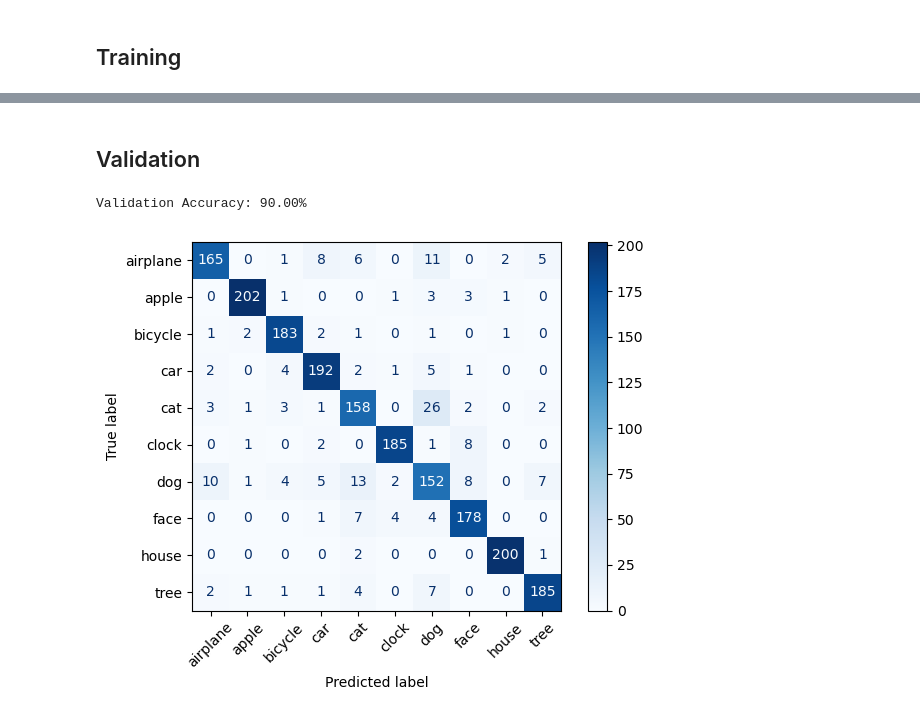
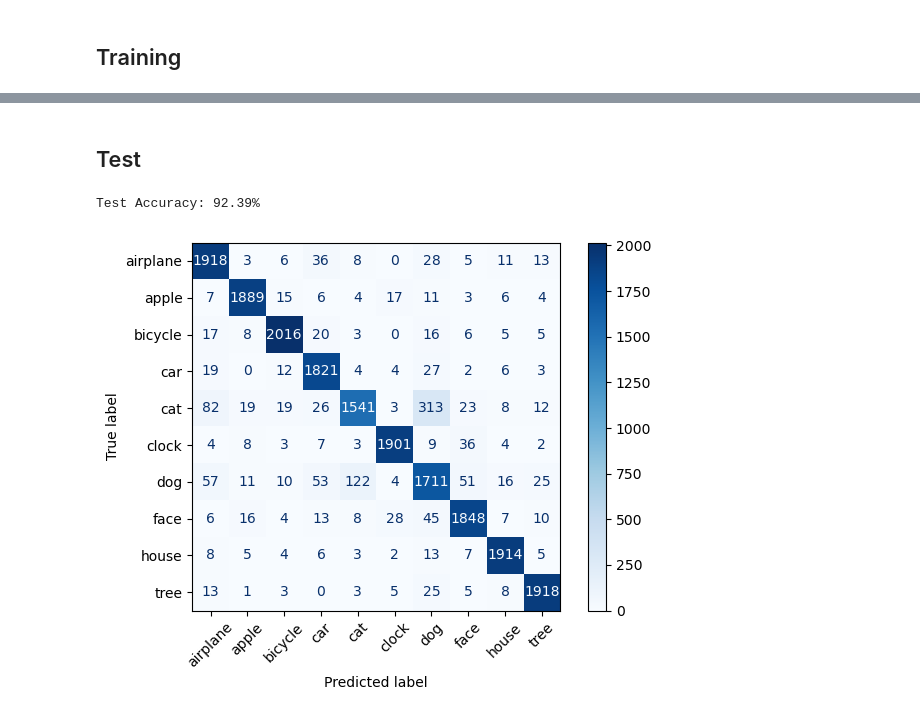
Before and after one commit to Kalyssia/DL_project, a Jupyter notebook: notebooks/training.ipynb, the cells around one changed output, grey strips where cells are left out. Cells and saved outputs as stored; diff of their text form; code cells hidden in the pictures.

```diff
--- a/notebooks/training.ipynb
+++ b/notebooks/training.ipynb
@@ -104,0 +92,41 @@ Training complete.
+# %%
+model = SimpleCNN(num_classes=num_classes).to(DEVICE)
+criterion = nn.CrossEntropyLoss()
+optimizer = optim.Adam(model.parameters(), lr=LR)
+
+# Training loop
+def train_cnn(num_epochs):
+    print("Starting training...")
+
+    train_loss_history, val_loss_history, val_accuracy_history = [], [], []
+
+    for epoch in range(num_epochs):
+        # Training
+        model.train()
+        train_losses = []
+        for x, y in train_loader:
+            x, y = x.to(DEVICE), y.to(DEVICE)
+
+            optimizer.zero_grad()
+            outputs = model(x)
+            loss = criterion(outputs, y)
+            train_losses.append(loss.item())
+            loss.backward()
+            optimizer.step()
+
+        avg_train_loss = np.mean(train_losses)
+        train_loss_history.append(avg_train_loss)
+
+        # Validation
+        avg_val_loss, accuracy = evaluate_model(model, val_loader, criterion, DEVICE)
+
+        val_loss_history.append(avg_val_loss)
+        val_accuracy_history.append(accuracy)
+
+        # Print statistics
+        print(f"Epoch {epoch+1}/{num_epochs}\t Train Loss: {avg_train_loss:.4f}\t Validation Loss: {avg_val_loss:.4f}\t Validation Accuracy: {accuracy:.4f}")
+
+    print("Training complete.")
+    return train_loss_history, val_loss_history, val_accuracy_history
+
+train_losses, val_losses, val_accuracies = train_cnn(EPOCHS)
@@ -105,36 +167,36 @@ Training complete.
 # %% [markdown]
-## Validation
+## Test
 # %%
 from sklearn.metrics import confusion_matrix, ConfusionMatrixDisplay
 import matplotlib.pyplot as plt
 
 CLASSES = dataset.classes
 
 model.eval()
 
 total = 0
 correct = 0
 all_preds = []
 all_labels = []
 
 with torch.no_grad():
-    for images, labels in val_loader:
+    for images, labels in test_loader:
         images, labels = images.to(DEVICE), labels.to(DEVICE)
         outputs = model(images)
         _, predicted = torch.max(outputs, 1)
         total += labels.size(0)
         correct += (predicted == labels).sum().item()
         all_preds.extend(predicted.cpu().numpy())
         all_labels.extend(labels.cpu().numpy())
 
 accuracy = 100 * correct / total
-print(f"Validation Accuracy: {accuracy:.2f}%")
+print(f"Test Accuracy: {accuracy:.2f}%")
 
 cm = confusion_matrix(all_labels, all_preds)
 disp = ConfusionMatrixDisplay(confusion_matrix=cm, display_labels=CLASSES)
 disp.plot(xticks_rotation=45, cmap="Blues")
 plt.tight_layout()
 plt.show()
 # %% [output]
-Validation Accuracy: 90.00%
+Test Accuracy: 92.39%
-[figure, old version]
+[figure, new version]
```
Also changed, not shown: parts of 7 cells of this notebook, 1 other file.
